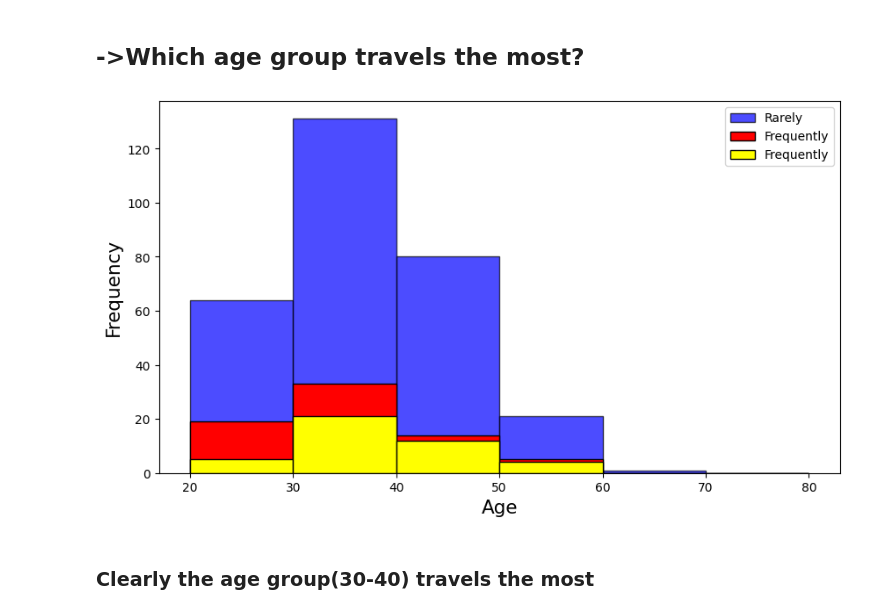
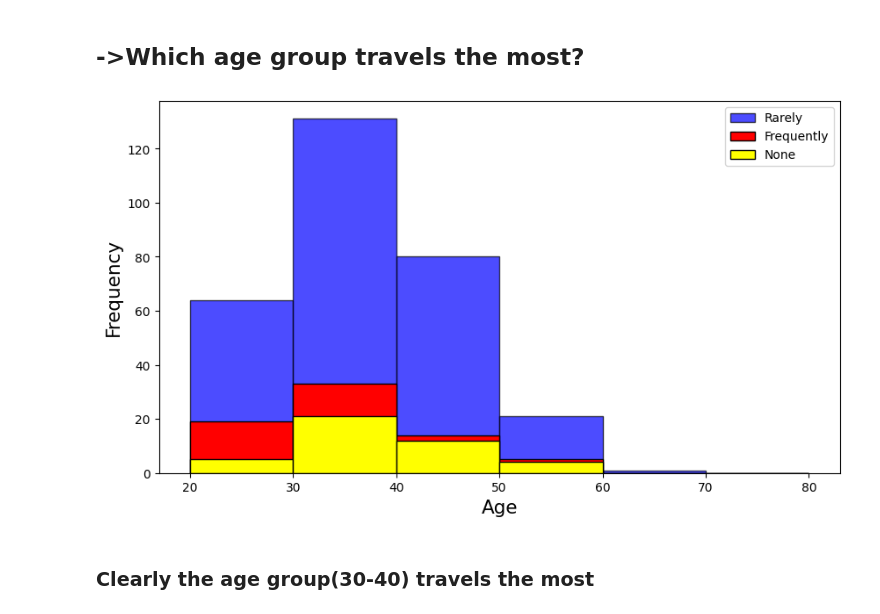
Before and after one commit to DeeZ-art/EDA-Emplyee_Dataset, a Jupyter notebook: EDA(Emplpoyee).ipynb, the cells around one changed output. Drawn from its saved outputs; the diff is of its cells as text; code cells hidden in the pictures.

```diff
--- a/EDA(Emplpoyee).ipynb
+++ b/EDA(Emplpoyee).ipynb
@@ -25,17 +25,17 @@ Data
 # %%
 tra_rarely = Data.loc[Data[Data['BusinessTravel']=='Travel_Rarely'].index.values,'Age'].tolist()
 tra_freq = Data.loc[Data[Data['BusinessTravel']=='Travel_Frequently'].index.values,'Age'].tolist()
 tra_non = Data.loc[Data[Data['BusinessTravel']=='Non-Travel'].index.values,'Age'].tolist()
 l = [20,30,40,50,60,70,80]
 plt.hist(tra_rarely,color = 'blue',bins = l,edgecolor ='black',label = 'Rarely',alpha=0.7)
 plt.hist(tra_freq,color = 'red',bins = l,edgecolor ='black',label = 'Frequently')
-plt.hist(tra_non,color = 'yellow',bins = l,edgecolor ='black',label = 'Frequently',alpha = 1)
+plt.hist(tra_non,color = 'yellow',bins = l,edgecolor ='black',label = 'None',alpha = 1)
 plt.xlabel("Age",fontsize = 15.5)
 plt.ylabel("Frequency",fontsize = 15.5)
 plt.legend()
 plt.show()
 # %% [output]
-[figure, old version]
+[figure, new version]
 # %% [markdown]
 ### Clearly the age group(30-40) travels the most
 # %% [markdown]
```
